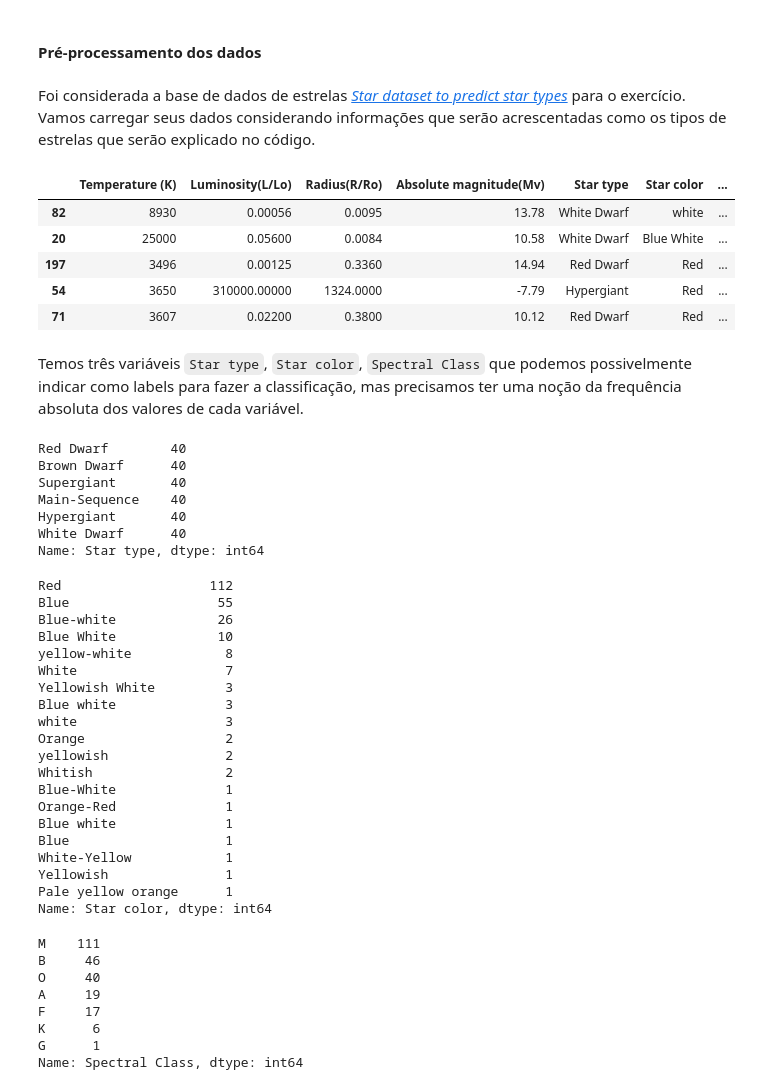
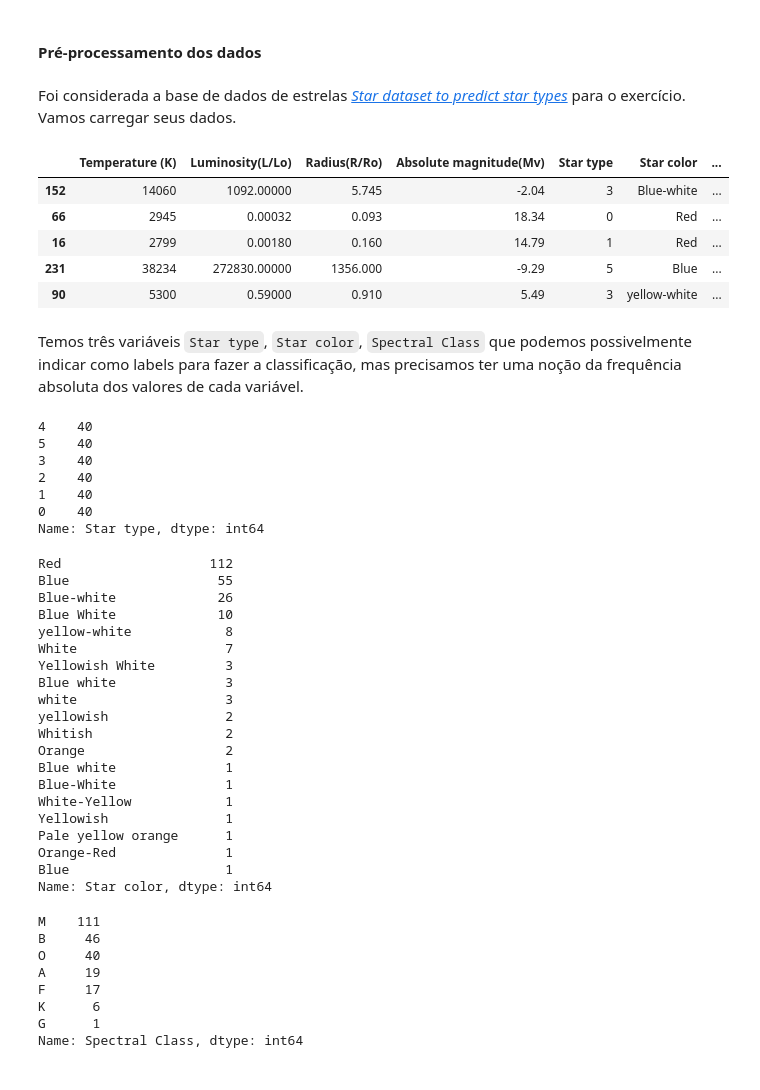
Before and after one commit to BrenoUSP/SME0828_DataScience, a Jupyter notebook: Projects/3 - Classificação/Projeto3_Classificacao_B.ipynb, the cells around one changed output. Cells and saved outputs as stored; diff of their text form; code cells hidden in the pictures.

```diff
--- a/Projects/3 - Classificação/Projeto3_Classificacao_B.ipynb
+++ b/Projects/3 - Classificação/Projeto3_Classificacao_B.ipynb
@@ -51,66 +51,50 @@ Os seguintes exercícios foram sugeridos para entrega em 03 de novembro de 2020
 # %% [markdown]
 #### Pré-processamento dos dados
 # %% [markdown]
-Foi considerada a base de dados de estrelas [*Star dataset to predict star types*](https://www.kaggle.com/deepu1109/star-dataset) para o exercício. Vamos carregar seus dados considerando informações que serão acrescentadas como os tipos de estrelas que serão explicado no código.
+Foi considerada a base de dados de estrelas [*Star dataset to predict star types*](https://www.kaggle.com/deepu1109/star-dataset) para o exercício. Vamos carregar seus dados.
 # %%
 import numpy as np
 import matplotlib.mlab as mlab
 import matplotlib.pyplot as plt
+import seaborn as sns
 import pandas as pd
 import statistics
 
 dataStar = pd.read_csv('https://raw.githubusercontent.com/brenoslivio/SME0828_DataScience/master/Projects/data/starsDataset.csv',
         dtype={
           "Temperature (K)": np.int64,
           "Luminosity(L/Lo)": np.float64,
           "Radius(R/Ro)": np.float64,
           "Absolute magnitude(Mv)": np.float64,
           "Star type": str,
           "Star color": str,
           "Spectral Class": str
         },
         na_values="",)
 
 dataStar.replace("", np.nan, inplace=True)
 
 dataStar.dropna(inplace=True)
 
-# Já vamos colocar os labels adequados para os tipos de estrelas que não tem de padrão no dataset
-
-# star class:  Star Type
-#     0     :  Brown Dwarf
-#     1     :  Red Dwarf
-#     2     :  White Dwarf
-#     3     :  Main-Sequence
-#     4     :  Supergiant
-#     5     :  Hypergiant
-
-dataStar["Star type"] = dataStar["Star type"].str.replace("0", "Brown Dwarf")
-dataStar["Star type"] = dataStar["Star type"].str.replace("1", "Red Dwarf")
-dataStar["Star type"] = dataStar["Star type"].str.replace("2", "White Dwarf")
-dataStar["Star type"] = dataStar["Star type"].str.replace("3", "Main-Sequence")
-dataStar["Star type"] = dataStar["Star type"].str.replace("4", "Supergiant")
-dataStar["Star type"] = dataStar["Star type"].str.replace("5", "Hypergiant")
-
 dataStar.sample(5)
 # %% [output]
 |  | Temperature (K) | Luminosity(L/Lo) | Radius(R/Ro) | Absolute magnitude(Mv) | Star type | Star color | ... |
-| 82 | 8930 | 0.00056 | 0.0095 | 13.78 | White Dwarf | white | ... |
-| 20 | 25000 | 0.05600 | 0.0084 | 10.58 | White Dwarf | Blue White | ... |
-| 197 | 3496 | 0.00125 | 0.3360 | 14.94 | Red Dwarf | Red | ... |
-| 54 | 3650 | 310000.00000 | 1324.0000 | -7.79 | Hypergiant | Red | ... |
-| 71 | 3607 | 0.02200 | 0.3800 | 10.12 | Red Dwarf | Red | ... |
+| 152 | 14060 | 1092.00000 | 5.745 | -2.04 | 3 | Blue-white | ... |
+| 66 | 2945 | 0.00032 | 0.093 | 18.34 | 0 | Red | ... |
+| 16 | 2799 | 0.00180 | 0.160 | 14.79 | 1 | Red | ... |
+| 231 | 38234 | 272830.00000 | 1356.000 | -9.29 | 5 | Blue | ... |
+| 90 | 5300 | 0.59000 | 0.910 | 5.49 | 3 | yellow-white | ... |
 # %% [markdown]
 Temos três variáveis `Star type`, `Star color`, `Spectral Class` que podemos possivelmente indicar como labels para fazer a classificação, mas precisamos ter uma noção da frequência absoluta dos valores de cada variável.
 # %%
 dataStar['Star type'].value_counts()
 # %% [output]
-Red Dwarf        40
-Brown Dwarf      40
-Supergiant       40
-Main-Sequence    40
-Hypergiant       40
-White Dwarf      40
+4    40
+5    40
+3    40
+2    40
+1    40
+0    40
 Name: Star type, dtype: int64
 # %%
 dataStar['Star color'].value_counts()
@@ -124,16 +108,16 @@ White                   7
 Yellowish White         3
 Blue white              3
 white                   3
-Orange                  2
 yellowish               2
 Whitish                 2
+Orange                  2
+Blue white              1
 Blue-White              1
-Orange-Red              1
-Blue white              1
-Blue                    1
 White-Yellow            1
 Yellowish               1
 Pale yellow orange      1
+Orange-Red              1
+Blue                    1
 Name: Star color, dtype: int64
 # %%
 dataStar['Spectral Class'].value_counts()
```
Also changed, not shown: parts of 18 cells of this notebook.
